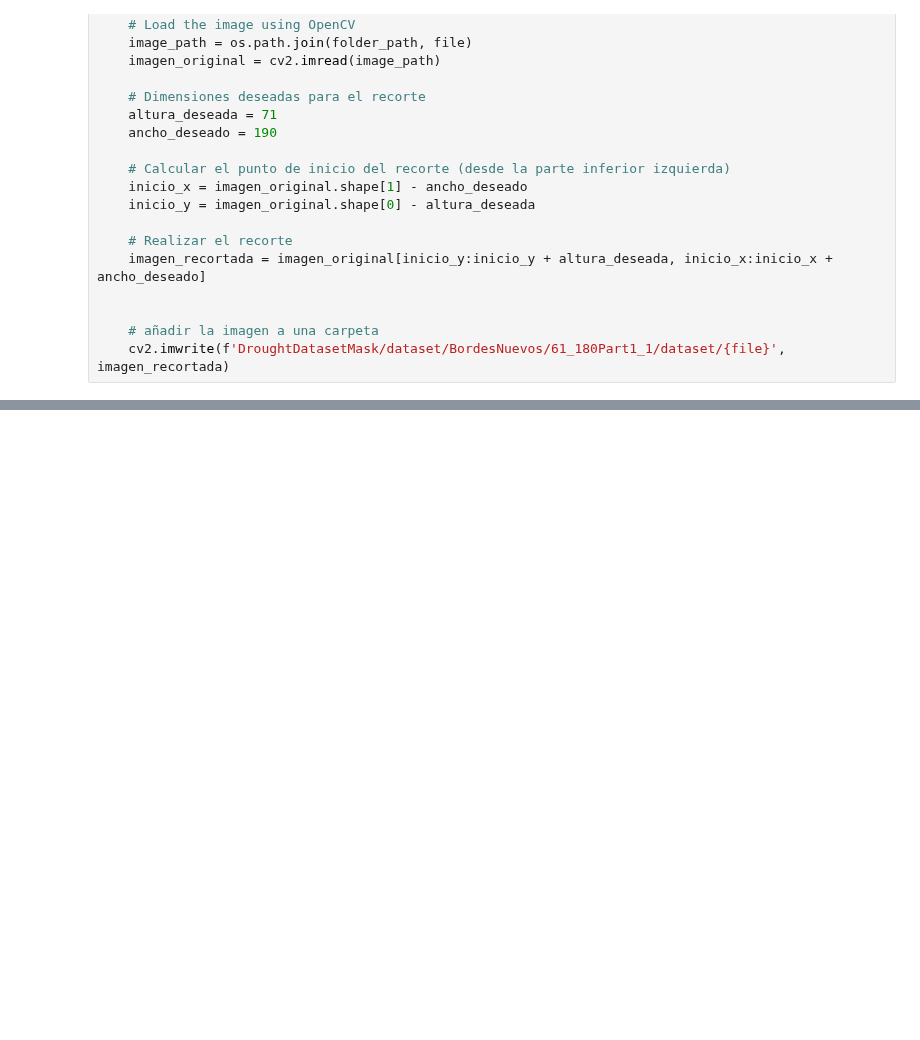
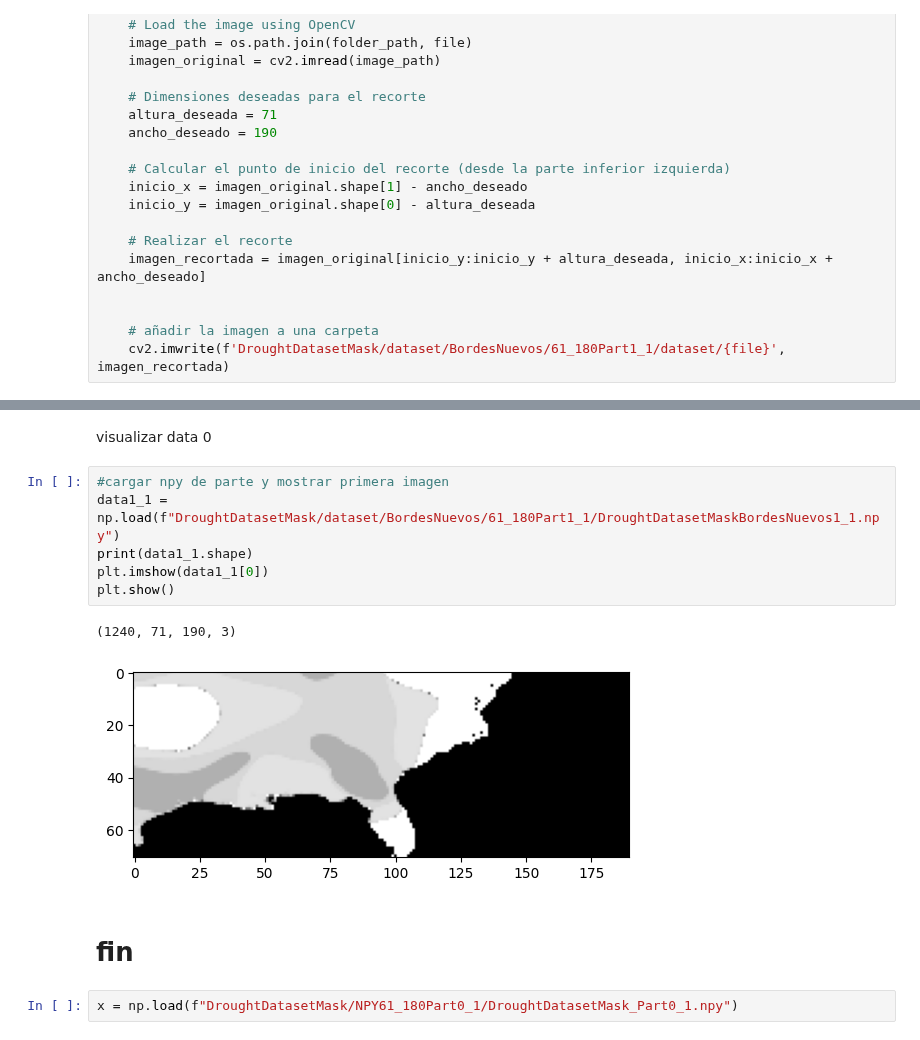
Before and after one commit to SahirReyes30/ImageXpartes, a Jupyter notebook: AjusteBordes.ipynb, the cells around one changed output, grey strips where cells are left out. Cells and saved outputs as stored; diff of their text form; blank space fills up the shorter version.

```diff
--- a/AjusteBordes.ipynb
+++ b/AjusteBordes.ipynb
@@ -467,3 +512,18 @@ print(x.shape)
+# %% [markdown]
+visualizar data 0
+# %%
+#cargar npy de parte y mostrar primera imagen
+data1_1 = np.load(f"DroughtDatasetMask/dataset/BordesNuevos/61_180Part1_1/DroughtDatasetMaskBordesNuevos1_1.npy")
+print(data1_1.shape)
+plt.imshow(data1_1[0])
+plt.show()
+# %% [output]
+(1240, 71, 190, 3)
+[figure, added]
+# %% [markdown]
+# fin
+# %%
+x = np.load(f"DroughtDatasetMask/NPY61_180Part0_1/DroughtDatasetMask_Part0_1.npy")
 # %%
 #Mostrar imágenes
 fig, axes = plt.subplots(2, 3, figsize= (10,8))
```
Also changed, not shown: parts of 52 cells of this notebook.
